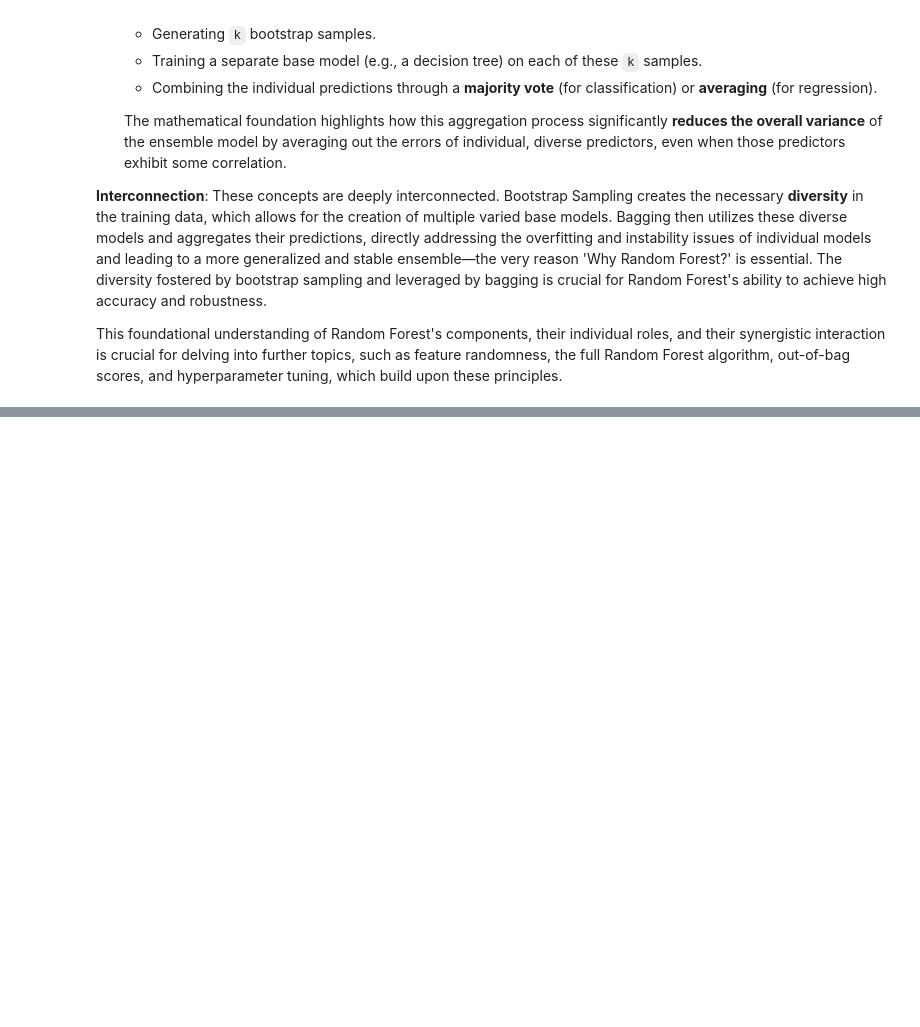
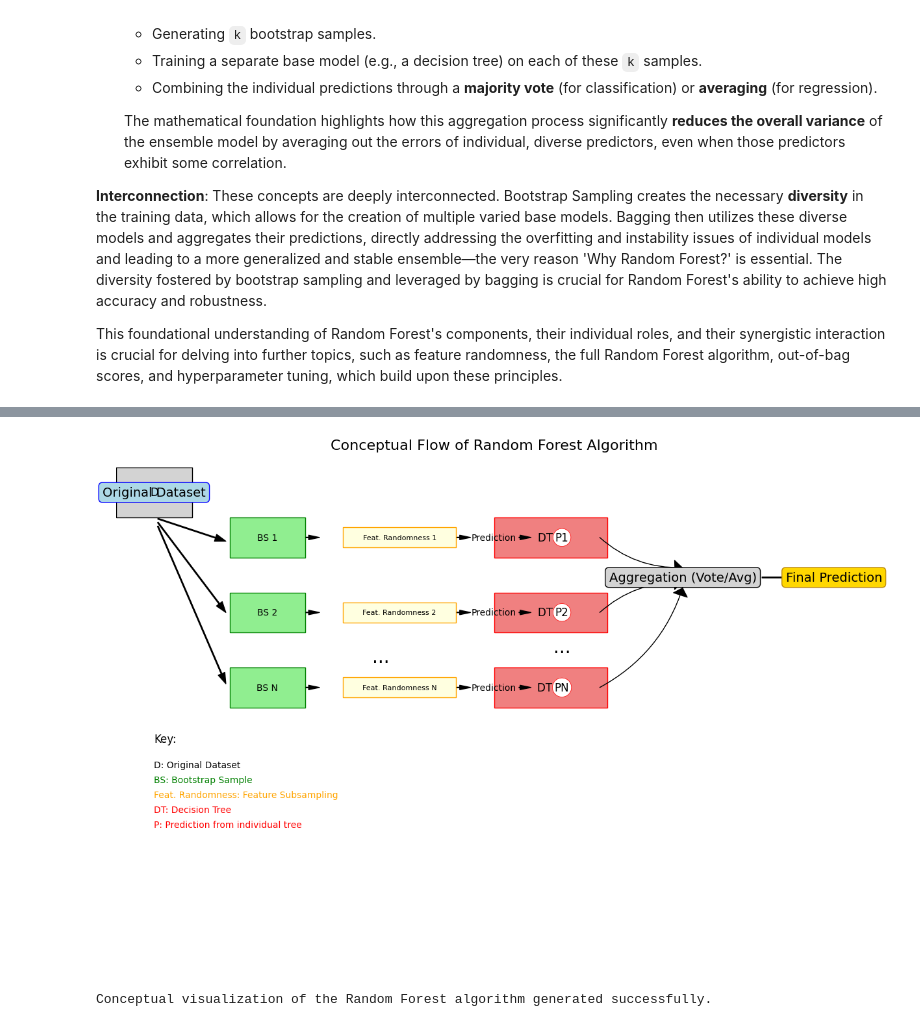
Before and after one commit to rsys-adsingh/Machine-Learning, a Jupyter notebook: study/Chapter_6.ipynb, the cells around one changed output, grey strips where cells are left out. Saved outputs shown, nothing was run; the diff lists cells and outputs as text; code cells hidden in the pictures; blank space fills up the shorter version.

```diff
--- a/study/Chapter_6.ipynb
+++ b/study/Chapter_6.ipynb
@@ -367,0 +1488,80 @@ This foundational understanding of Random Forest's components, their individual
+# %%
+import matplotlib.pyplot as plt
+import matplotlib.patches as patches
+
+fig, ax = plt.subplots(figsize=(15, 10))
+ax.set_xlim(0, 10)
+ax.set_ylim(0, 10)
+ax.axis('off')
+
+# 1. Original Dataset
+ax.text(0.5, 9.5, 'Original Dataset', fontsize=14, ha='center', va='center', bbox=dict(boxstyle="round,pad=0.3", fc="lightblue", ec="blue", lw=1))
+ax.add_patch(patches.Rectangle((0, 9), 1, 1, facecolor='lightgray', edgecolor='black', lw=1))
+ax.text(0.5, 9.5, 'D', ha='center', va='center', fontsize=12, color='black')
+
+# 2. Bootstrap Sampling (Arrows from Original Dataset)
+ax.annotate('', xy=(1.5, 8.5), xytext=(0.5, 9), arrowprops=dict(facecolor='black', shrink=0.05, width=1, headwidth=8))
+ax.annotate('', xy=(1.5, 7), xytext=(0.5, 9), arrowprops=dict(facecolor='black', shrink=0.05, width=1, headwidth=8))
+ax.annotate('', xy=(1.5, 5.5), xytext=(0.5, 9), arrowprops=dict(facecolor='black', shrink=0.05, width=1, headwidth=8))
+
+# 3. Individual Decision Tree Training with Feature Randomness
+def add_tree_process(x_start, y_start, tree_label):
+    # Bootstrap Sample
+    ax.add_patch(patches.Rectangle((x_start, y_start), 1, 0.8, facecolor='lightgreen', edgecolor='green', lw=1))
+    ax.text(x_start + 0.5, y_start + 0.4, f'BS {tree_label}', ha='center', va='center', fontsize=10)
+
+    # Arrow to Feature Randomness
+    ax.annotate('', xy=(x_start + 1.2, y_start + 0.4), xytext=(x_start + 1, y_start + 0.4), arrowprops=dict(facecolor='black', shrink=0.05, width=0.5, headwidth=5))
+
+    # Feature Randomness Step
+    ax.add_patch(patches.Rectangle((x_start + 1.5, y_start + 0.2), 1.5, 0.4, facecolor='lightyellow', edgecolor='orange', lw=1))
+    ax.text(x_start + 2.25, y_start + 0.4, f'Feat. Randomness {tree_label}', ha='center', va='center', fontsize=8)
+
+    # Arrow to Decision Tree
+    ax.annotate('', xy=(x_start + 3.2, y_start + 0.4), xytext=(x_start + 3, y_start + 0.4), arrowprops=dict(facecolor='black', shrink=0.05, width=0.5, headwidth=5))
+
+    # Decision Tree
+    ax.add_patch(patches.Rectangle((x_start + 3.5, y_start), 1.5, 0.8, facecolor='lightcoral', edgecolor='red', lw=1))
+    ax.text(x_start + 4.25, y_start + 0.4, f'DT {tree_label}', ha='center', va='center', fontsize=12, color='black')
+
+add_tree_process(1.5, 8.2, '1')
+add_tree_process(1.5, 6.7, '2')
+ax.text(3.5, 6.2, '...', fontsize=20, ha='center', va='center')
+add_tree_process(1.5, 5.2, 'N')
+
+# 4. Predictions from each tree
+ax.annotate('Prediction', xy=(5.5, 8.6), xytext=(5, 8.6), arrowprops=dict(facecolor='black', shrink=0.05, width=0.5, headwidth=5), ha='center', va='center', fontsize=10)
+ax.text(5.9, 8.6, 'P1', ha='center', va='center', fontsize=12, bbox=dict(boxstyle="circle,pad=0.2", fc="white", ec="red", lw=0.5))
+
+ax.annotate('Prediction', xy=(5.5, 7.1), xytext=(5, 7.1), arrowprops=dict(facecolor='black', shrink=0.05, width=0.5, headwidth=5), ha='center', va='center', fontsize=10)
+ax.text(5.9, 7.1, 'P2', ha='center', va='center', fontsize=12, bbox=dict(boxstyle="circle,pad=0.2", fc="white", ec="red", lw=0.5))
+
+ax.text(5.9, 6.4, '...', fontsize=20, ha='center', va='center')
+
+ax.annotate('Prediction', xy=(5.5, 5.6), xytext=(5, 5.6), arrowprops=dict(facecolor='black', shrink=0.05, width=0.5, headwidth=5), ha='center', va='center', fontsize=10)
+ax.text(5.9, 5.6, 'PN', ha='center', va='center', fontsize=12, bbox=dict(boxstyle="circle,pad=0.2", fc="white", ec="red", lw=0.5))
+
+# 5. Aggregation (Majority Vote/Averaging)
+ax.text(7.5, 7.8, 'Aggregation (Vote/Avg)', fontsize=14, ha='center', va='center', bbox=dict(boxstyle="round,pad=0.3", fc="lightgray", ec="black", lw=1))
+# Corrected FancyArrowPatch calls: use arrowstyle, color, shrinkA, shrinkB
+ax.add_patch(patches.FancyArrowPatch((6.4, 8.6), (7.5, 8), connectionstyle="arc3,rad=.2", color='black', arrowstyle='-|>,head_width=8,head_length=8', shrinkA=0.05, shrinkB=0.05))
+ax.add_patch(patches.FancyArrowPatch((6.4, 7.1), (7.5, 7.7), connectionstyle="arc3,rad=-.2", color='black', arrowstyle='-|>,head_width=8,head_length=8', shrinkA=0.05, shrinkB=0.05))
+ax.add_patch(patches.FancyArrowPatch((6.4, 5.6), (7.5, 7.6), connectionstyle="arc3,rad=.2", color='black', arrowstyle='-|>,head_width=8,head_length=8', shrinkA=0.05, shrinkB=0.05))
+
+# 6. Final Prediction
+ax.annotate('', xy=(9.5, 7.8), xytext=(8.5, 7.8), arrowprops=dict(facecolor='black', shrink=0.05, width=1, headwidth=8))
+ax.text(9.5, 7.8, 'Final Prediction', fontsize=14, ha='center', va='center', bbox=dict(boxstyle="round,pad=0.3", fc="gold", ec="darkgoldenrod", lw=1))
+
+ax.text(0.5, 4.5, 'Key:', fontsize=12)
+ax.text(0.5, 4, 'D: Original Dataset', color='black', fontsize=10)
+ax.text(0.5, 3.7, 'BS: Bootstrap Sample', color='green', fontsize=10)
+ax.text(0.5, 3.4, 'Feat. Randomness: Feature Subsampling', color='orange', fontsize=10)
+ax.text(0.5, 3.1, 'DT: Decision Tree', color='red', fontsize=10)
+ax.text(0.5, 2.8, 'P: Prediction from individual tree', color='red', fontsize=10)
+
+plt.title('Conceptual Flow of Random Forest Algorithm', fontsize=16, pad=20)
+plt.show()
+print("Conceptual visualization of the Random Forest algorithm generated successfully.")
+# %% [output]
+[figure, added]
+Conceptual visualization of the Random Forest algorithm generated successfully.
```
Also changed, not shown: parts of 52 cells of this notebook.
